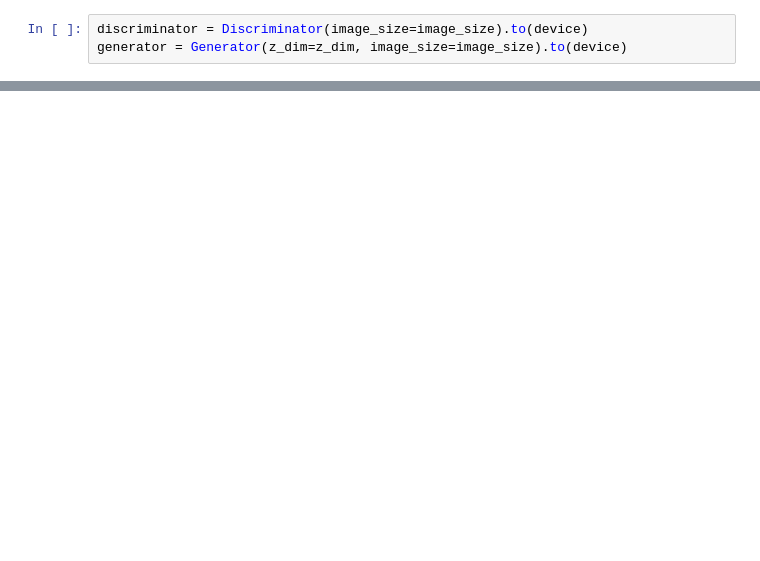
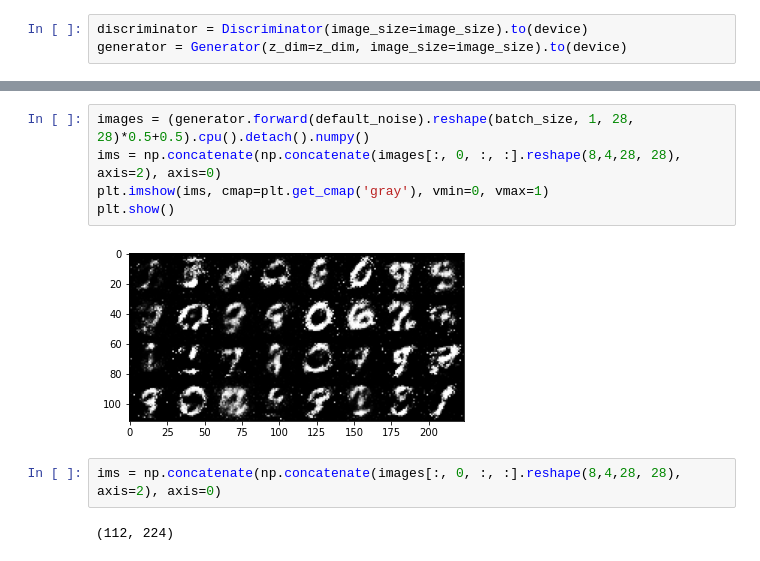
Before and after one commit to YakubovSlava/PrivateCodeRepo, a Jupyter notebook: GAN/test.ipynb, the cells around one changed output, grey strips where cells are left out. Drawn from its saved outputs; the diff is of its cells as text; blank space fills up the shorter version.

```diff
--- a/GAN/test.ipynb
+++ b/GAN/test.ipynb
@@ -85,0 +103,11 @@ Extracting dataset/MNIST\raw\t10k-labels-idx1-ubyte.gz to dataset/MNIST\raw
+# %%
+images = (generator.forward(default_noise).reshape(batch_size, 1, 28, 28)*0.5+0.5).cpu().detach().numpy()
+ims = np.concatenate(np.concatenate(images[:, 0, :, :].reshape(8,4,28, 28), axis=2), axis=0)
+plt.imshow(ims, cmap=plt.get_cmap('gray'), vmin=0, vmax=1)
+plt.show()
+# %% [output]
+[figure, added]
+# %%
+ims = np.concatenate(np.concatenate(images[:, 0, :, :].reshape(8,4,28, 28), axis=2), axis=0)
+# %% [output]
+(112, 224)
```
Also changed, not shown: parts of 8 cells of this notebook.
